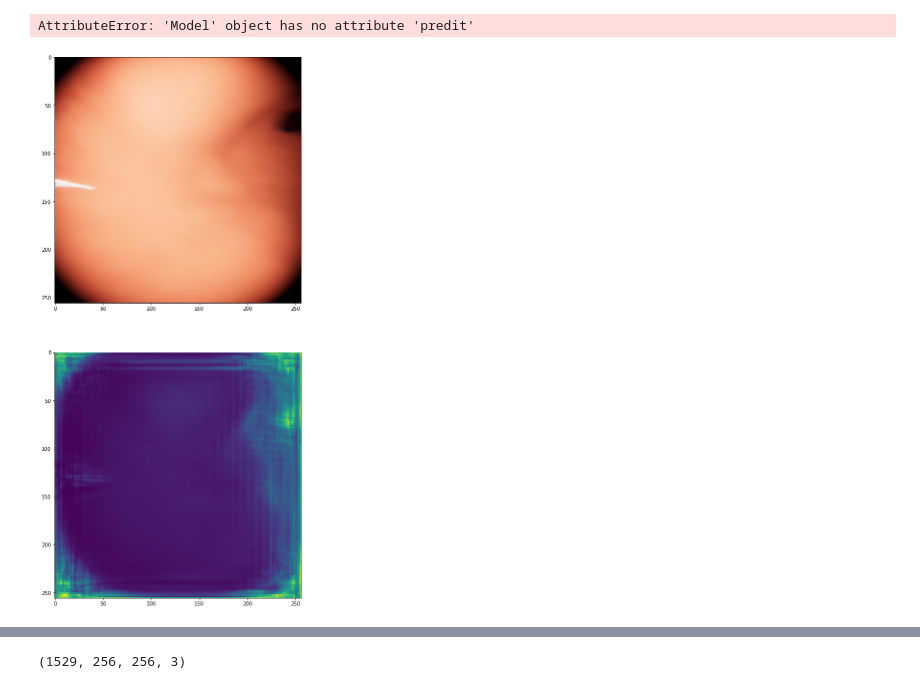
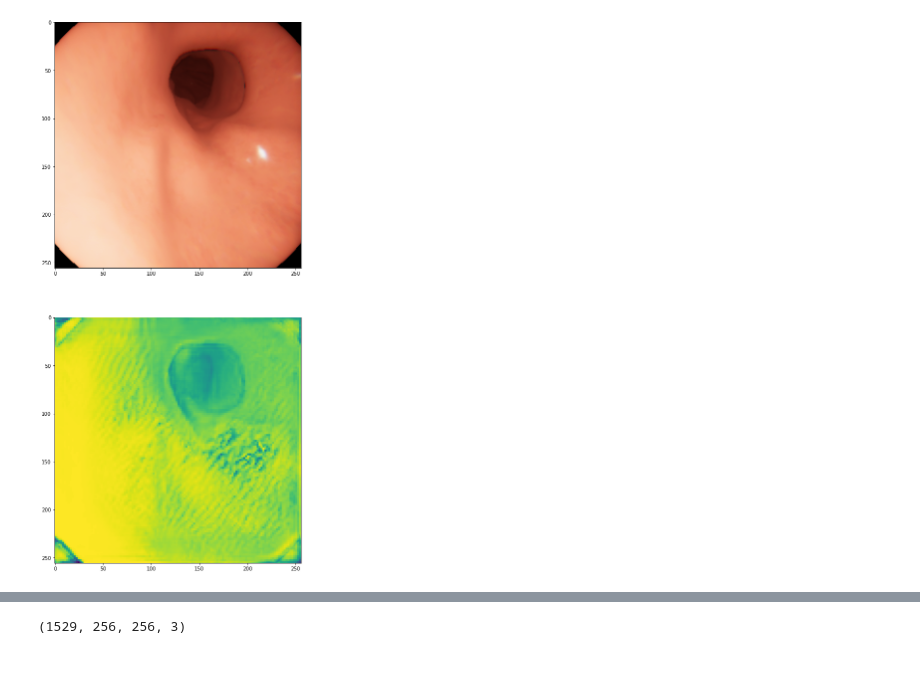
Before and after one commit to stevebong31/endoscopy_stomach_recon, a Jupyter notebook: cycleGAN/attention/test_train.ipynb, the cells around one changed output, grey strips where cells are left out. Cells and saved outputs as stored; diff of their text form; code cells hidden in the pictures.

```diff
--- a/cycleGAN/attention/test_train.ipynb
+++ b/cycleGAN/attention/test_train.ipynb
@@ -234,5 +234,5 @@ class CycleGAN():
 # %%
 gan = CycleGAN()
 # %%
-gan.train(epochs=500, sample_interval=100)
+gan.train(epochs=300, sample_interval=100)
 # %% [output]
@@ -274,26 +274,23 @@ Trainable params: 1,979,570
 Non-trainable params: 0
 __________________________________________________________________________________________________
 # %%
-outputlayer = gan.g_AB.get_layer('activation_19').output
+outputlayer = gan.g_AB.get_layer('activation_7').output
 attention = Model(gan.g_AB.inputs, outputlayer)
-# %%
-attention.predit(tr)
-# %% [output]
-AttributeError: 'Model' object has no attribute 'predit'
 # %%
-data_path1 = r'D:\DATA\ENDOSCOPY\00_vrcaps_recoding_data_simulation\20210401\Recordings'
+data_path1 = r'D:\DATA\ENDOSCOPY\00_vrcaps_recoding_data_simulation\20210625\20210625_sub01\Recordings'
 data1 = load_data(data_path1)
 # %%
-predict = attention.predict(data1[0:1])
+i = 1000
+predict = attention.predict(data1[i:i+1])
 # %%
 plt.figure(figsize=(10,20))
 plt.subplot(2,1,1)
-plt.imshow(data1[0])
+plt.imshow(data1[i])
 plt.subplot(2,1,2)
 plt.imshow(predict[0])
 plt.show()
 # %% [output]
-[figure, old version]
+[figure, new version]
 # %%
 import cv2
 import matplotlib.pyplot as plt
```
Also changed, not shown: parts of 9 cells of this notebook, 2 other files.
